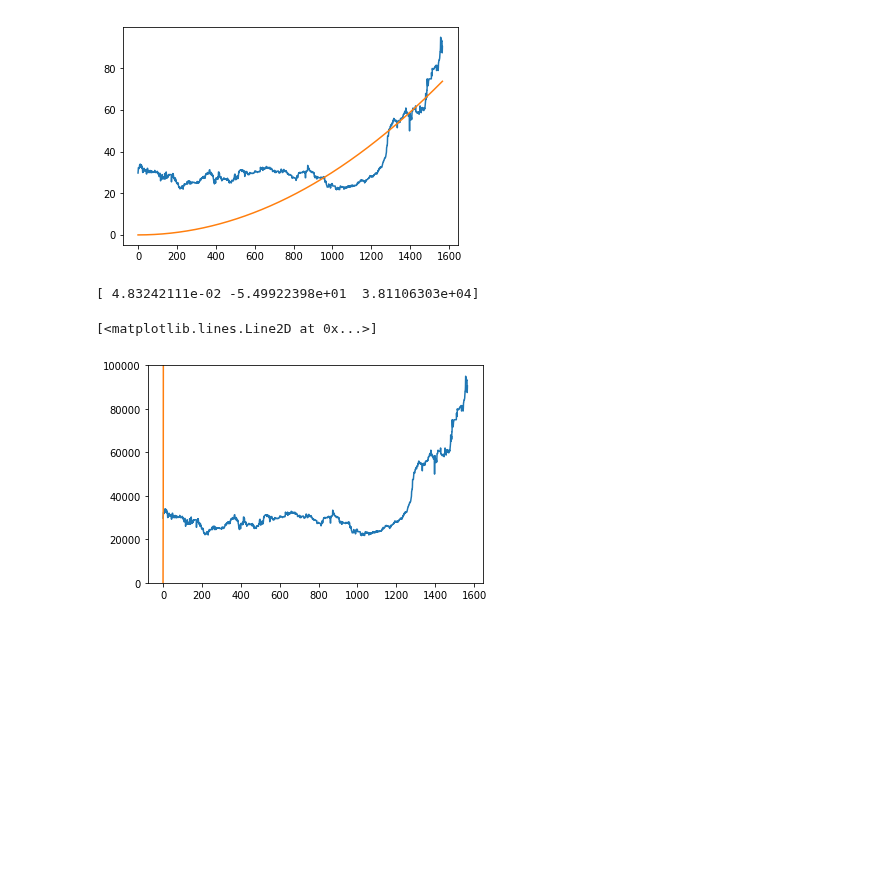
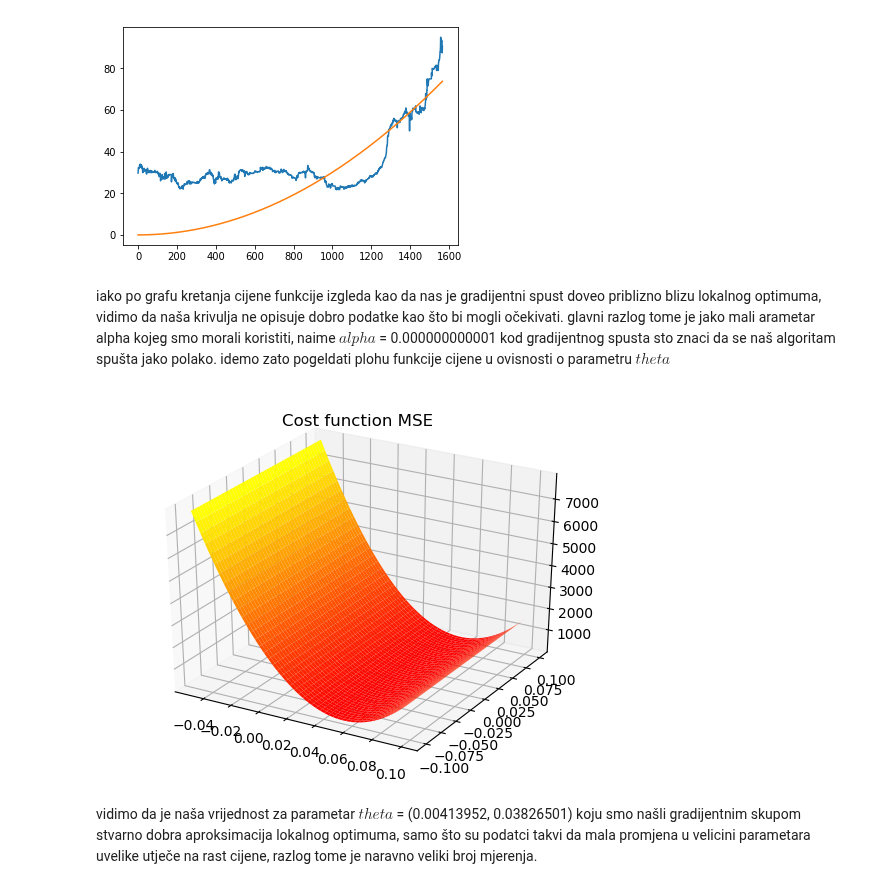
Before and after one commit to skrinjarf/Matemati-ki-softver, a Jupyter notebook: 1.zadaca.ipynb, the cells around one changed output. Cells and saved outputs as stored; diff of their text form; code cells hidden in the pictures; blank space fills up the shorter version.

Commit message:
Napravljen 3D prikaz, dodana objašnjenja koda
napravljen je 3D prikaz Cost funkcije za linearnu regresiju pravcem. dodan je tekst kao objasnjenje nekih dosadasnjih dijelova koda

```diff
--- a/1.zadaca.ipynb
+++ b/1.zadaca.ipynb
@@ -121,14 +121,26 @@ ax3.plot(X[:,1], np.dot(Xsqr,optimal_theta3))
 # %% [output]
 [<matplotlib.lines.Line2D at 0x...>]
 [figure]
-# %%
-optimal_theta4 = np.polyfit(X[:,1],cijena, 2)
-print(optimal_theta4)
-fig4, ax4 = plt.subplots()
-ax4.set(ylim=(0,100000) )
-ax4.plot(X[:,1], cijena)
-ax4.plot(X[:,1], np.dot(Xsqr,optimal_theta4))
-# %% [output]
-[ 4.83242111e-02 -5.49922398e+01  3.81106303e+04]
-[<matplotlib.lines.Line2D at 0x...>]
-[figure, removed]
+# %% [markdown]
+iako po grafu kretanja cijene funkcije izgleda kao da nas je gradijentni spust doveo priblizno blizu lokalnog optimuma, vidimo da naša krivulja ne opisuje dobro podatke kao što bi mogli očekivati. glavni razlog tome je jako mali arametar alpha kojeg smo morali koristiti, naime $alpha$ = 0.000000000001 kod gradijentnog spusta sto znaci da se naš algoritam spušta jako polako. idemo zato pogeldati plohu funkcije cijene u ovisnosti o parametru $theta$
+# %%
+%matplotlib agg
+from matplotlib import cm
+
+fig = plt.figure()
+ax = fig.add_subplot(111, projection='3d')
+thetax, thetay = np.meshgrid( np.linspace(-0.05,0.1,300), np.linspace(-0.1,0.1,300) ) #[:, np.newaxis]
+
+cost = np.zeros((300,300))
+for i in range(0,300):
+    for j in range(0,300):
+      cost[i,j] = LinRegComputeCost(X, np.multiply( cijena,0.001 ), np.array([thetax[0][i], thetay[j][0]]))
+
+
+ax.plot_surface(thetax, thetay, cost, cmap=cm.autumn, linewidth=1)
+ax.set_title('Cost function MSE')
+fig
+# %% [output]
+[figure, added]
+# %% [markdown]
+vidimo da je naša vrijednost za parametar $theta$ = (0.00413952, 0.03826501) koju smo našli gradijentnim skupom stvarno dobra aproksimacija lokalnog optimuma, samo što su podatci takvi da mala promjena u velicini parametara uvelike utječe na rast cijene, razlog tome je naravno veliki broj mjerenja.
```
Also changed, not shown: parts of 6 cells of this notebook.
